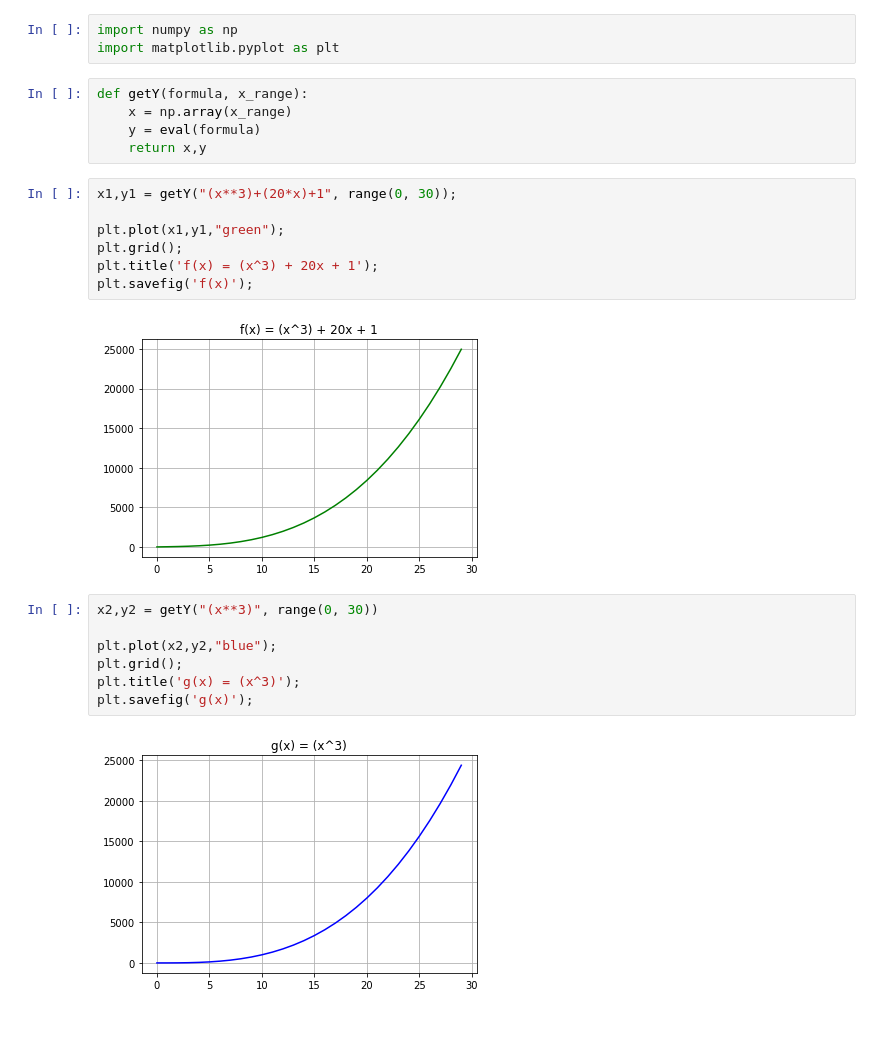
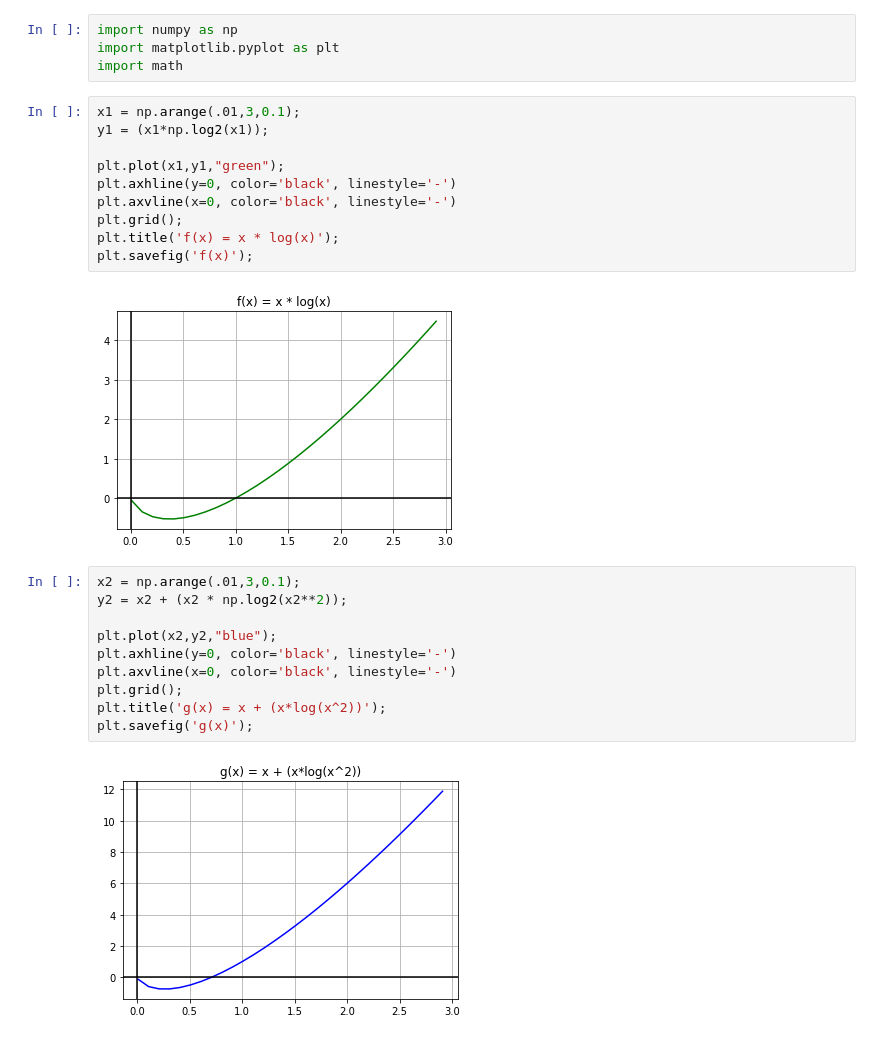
Before and after one commit to Lauro199471/CECS-528, a Jupyter notebook: lab2/lab2.ipynb, the cells around one changed output. Drawn from its saved outputs; the diff is of its cells as text.

```diff
--- a/lab2/lab2.ipynb
+++ b/lab2/lab2.ipynb
@@ -1,28 +1,30 @@
 # %%
 import numpy as np
 import matplotlib.pyplot as plt
+import math
-# %%
-def getY(formula, x_range):
-    x = np.array(x_range)
-    y = eval(formula)
-    return x,y
 # %%
-x1,y1 = getY("(x**3)+(20*x)+1", range(0, 30));
+x1 = np.arange(.01,3,0.1);
+y1 = (x1*np.log2(x1));
 
 plt.plot(x1,y1,"green");
+plt.axhline(y=0, color='black', linestyle='-')
+plt.axvline(x=0, color='black', linestyle='-')
 plt.grid();
-plt.title('f(x) = (x^3) + 20x + 1');
+plt.title('f(x) = x * log(x)');
 plt.savefig('f(x)');
 # %% [output]
-[figure, old version]
+[figure, new version]
 # %%
-x2,y2 = getY("(x**3)", range(0, 30))
+x2 = np.arange(.01,3,0.1);
+y2 = x2 + (x2 * np.log2(x2**2));
 
 plt.plot(x2,y2,"blue");
+plt.axhline(y=0, color='black', linestyle='-')
+plt.axvline(x=0, color='black', linestyle='-')
 plt.grid();
-plt.title('g(x) = (x^3)');
+plt.title('g(x) = x + (x*log(x^2))');
 plt.savefig('g(x)');
 # %% [output]
-[figure, old version]
+[figure, new version]
 # %%
 plt.plot(x1,y1,'green',x2,y2,"blue");
```
Also changed, not shown: parts of 3 cells of this notebook, 8 other files.
